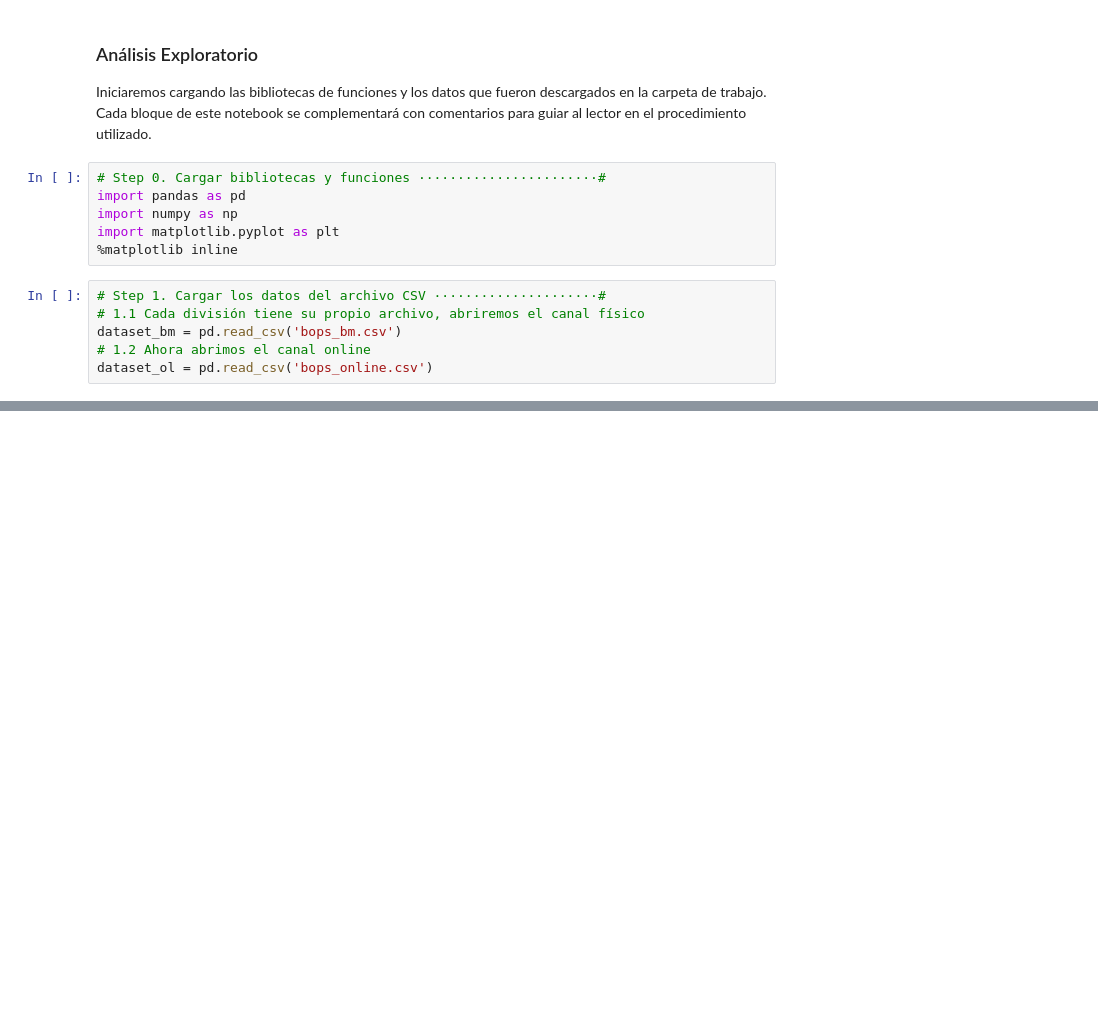
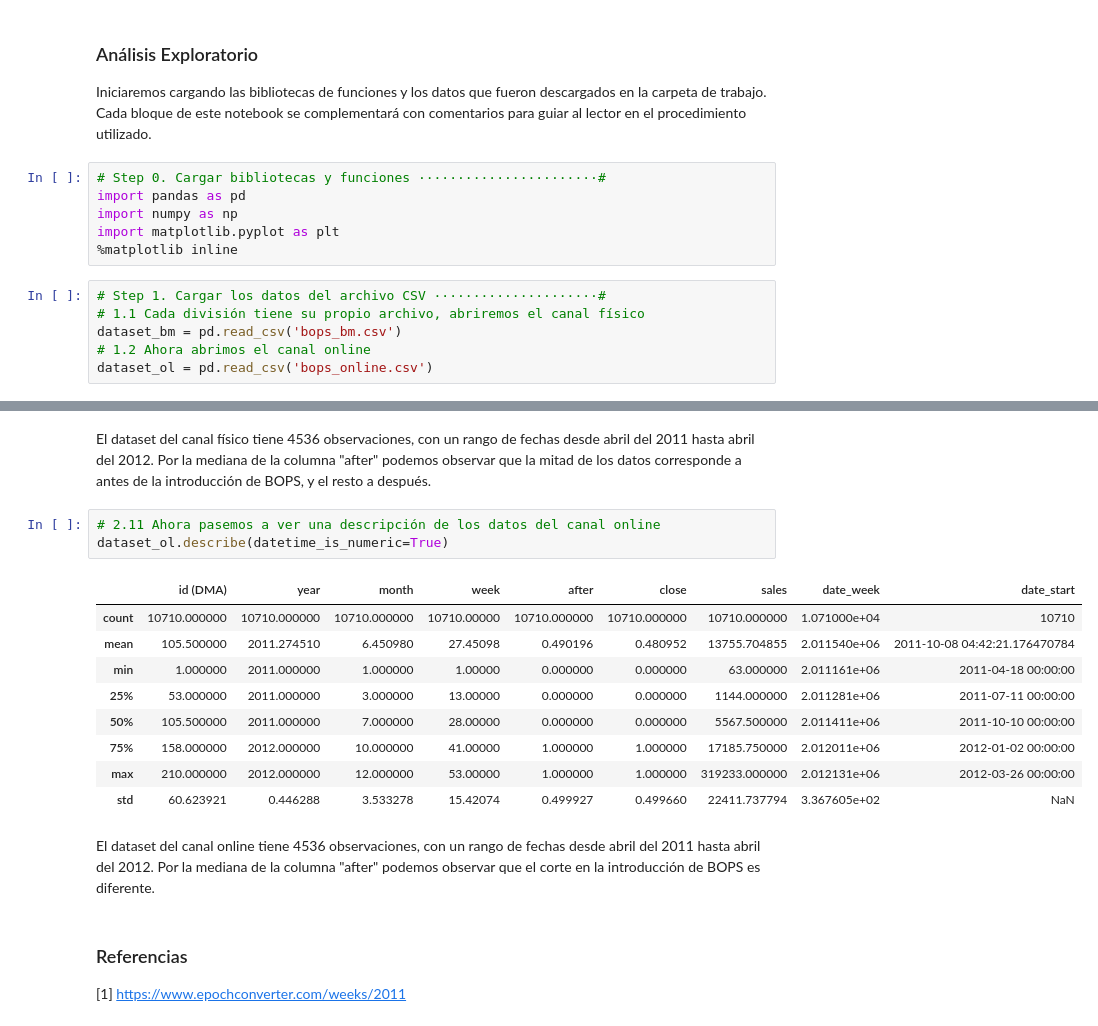
Before and after one commit to Javolet/Evaluacion_OPI, a Jupyter notebook: Seccion_C/Seccion_C_Notebook.ipynb, the cells around one changed output, grey strips where cells are left out. Drawn from its saved outputs; the diff is of its cells as text; blank space fills up the shorter version.

```diff
--- a/Seccion_C/Seccion_C_Notebook.ipynb
+++ b/Seccion_C/Seccion_C_Notebook.ipynb
@@ -122,0 +139,20 @@ dtype: object
+# %% [markdown]
+El dataset del canal físico tiene 4536 observaciones, con un rango de fechas desde abril del 2011 hasta abril del 2012. Por la mediana de la columna "after" podemos observar que la mitad de los datos corresponde a antes de la introducción de BOPS, y el resto a después.
+# %%
+# 2.11 Ahora pasemos a ver una descripción de los datos del canal online
+dataset_ol.describe(datetime_is_numeric=True)
+# %% [output]
+|  | id (DMA) | year | month | week | after | close | sales | date_week | date_start |
+| count | 10710.000000 | 10710.000000 | 10710.000000 | 10710.00000 | 10710.000000 | 10710.000000 | 10710.000000 | 1.071000e+04 | 10710 |
+| mean | 105.500000 | 2011.274510 | 6.450980 | 27.45098 | 0.490196 | 0.480952 | 13755.704855 | 2.011540e+06 | 2011-10-08 04:42:21.176470784 |
+| min | 1.000000 | 2011.000000 | 1.000000 | 1.00000 | 0.000000 | 0.000000 | 63.000000 | 2.011161e+06 | 2011-04-18 00:00:00 |
+| 25% | 53.000000 | 2011.000000 | 3.000000 | 13.00000 | 0.000000 | 0.000000 | 1144.000000 | 2.011281e+06 | 2011-07-11 00:00:00 |
+| 50% | 105.500000 | 2011.000000 | 7.000000 | 28.00000 | 0.000000 | 0.000000 | 5567.500000 | 2.011411e+06 | 2011-10-10 00:00:00 |
+| 75% | 158.000000 | 2012.000000 | 10.000000 | 41.00000 | 1.000000 | 1.000000 | 17185.750000 | 2.012011e+06 | 2012-01-02 00:00:00 |
+| max | 210.000000 | 2012.000000 | 12.000000 | 53.00000 | 1.000000 | 1.000000 | 319233.000000 | 2.012131e+06 | 2012-03-26 00:00:00 |
+| std | 60.623921 | 0.446288 | 3.533278 | 15.42074 | 0.499927 | 0.499660 | 22411.737794 | 3.367605e+02 | NaN |
+# %% [markdown]
+El dataset del canal online tiene 4536 observaciones, con un rango de fechas desde abril del 2011 hasta abril del 2012. Por la mediana de la columna "after" podemos observar que el corte en la introducción de BOPS es diferente.
+# %% [markdown]
+### Referencias
+[1] https://www.epochconverter.com/weeks/2011
```
Also changed, not shown: parts of 12 cells of this notebook.
